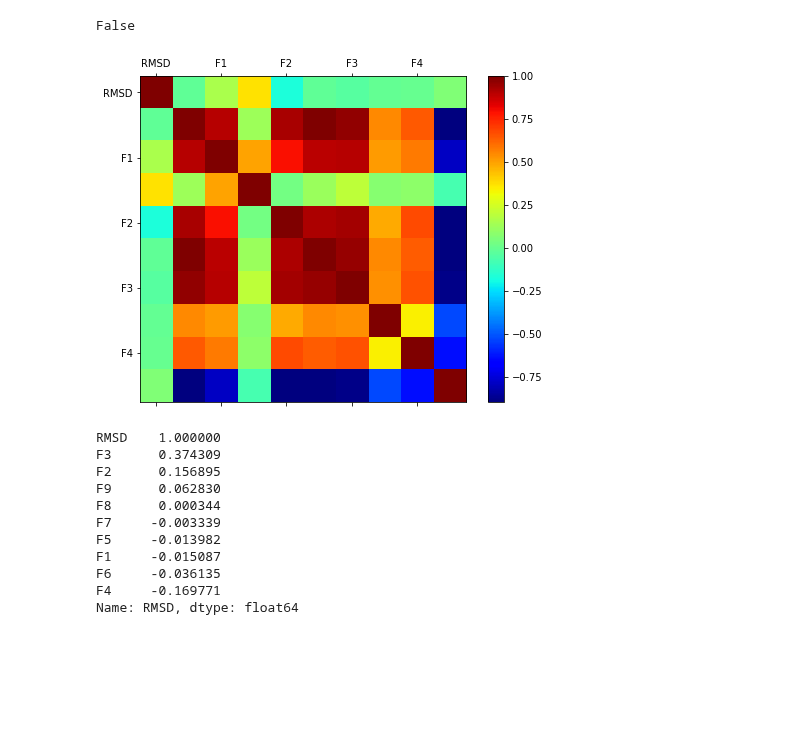
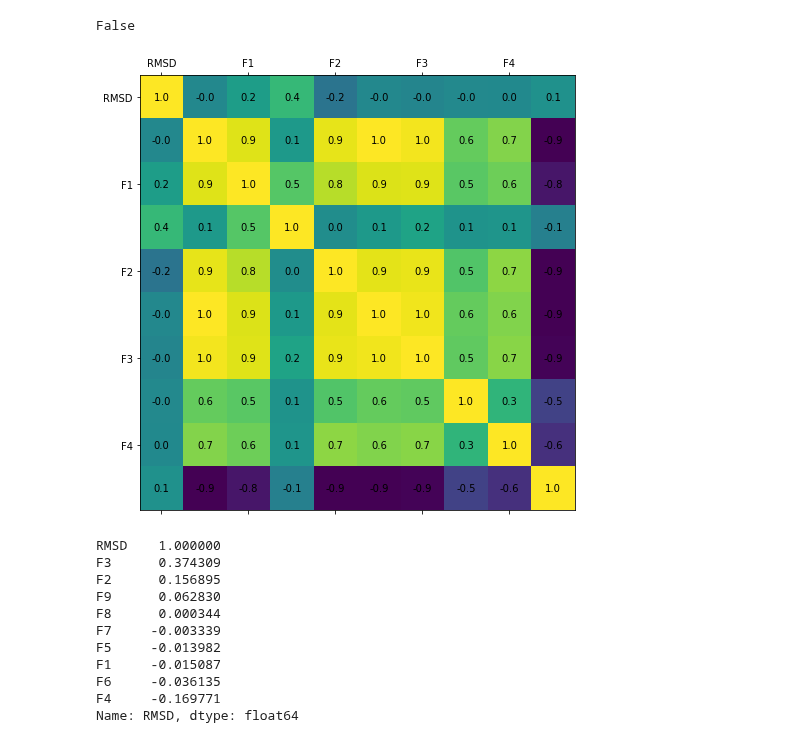
Before and after one commit to aniket-ak/Machine-Learning-CASP-Dataset, a Jupyter notebook: CASP_Exploring_Design_Space_with_pipelines.ipynb, the cells around one changed output. Cells and saved outputs as stored; diff of their text form; code cells hidden in the pictures; blank space fills up the shorter version.

Commit message:
Converted to Stratified Shuffle split with F3 and fixed the corr plot

```diff
--- a/CASP_Exploring_Design_Space_with_pipelines.ipynb
+++ b/CASP_Exploring_Design_Space_with_pipelines.ipynb
@@ -16,6 +18,7 @@ Load all the relevant modules. Load the data into pandas dataframe
 import numpy as np
 import matplotlib.pyplot as plt
 import pandas as pd
+plt.style.use('default')
 %matplotlib inline
 # %%
 casp = pd.read_csv("CASP.csv")
@@ -72,15 +75,17 @@ np.any(casp.values == np.nan)
 # %% [output]
 False
 # %%
-fig = plt.figure(figsize=(8,6))
+fig = plt.figure(figsize=(8,8))
 ax = fig.add_subplot(111)
-cax = ax.matshow(casp.corr(), cmap="jet", interpolation='none')
-fig.colorbar(cax)
+cax = ax.matshow(casp.corr(), interpolation='none')
+
+for (i, j), value in np.ndenumerate(casp.corr()):
+    plt.text(i, j, f"{value:.1f}", va="center", ha="center")
 
 ax.set_xticklabels(['']+list(casp));
 ax.set_yticklabels(['']+list(casp));
 # %% [output]
-[figure, old version]
+[figure, new version]
 # %%
 casp.corr()['RMSD'].sort_values(ascending=False)
 # %% [output]
```
Also changed, not shown: parts of 33 cells of this notebook.
